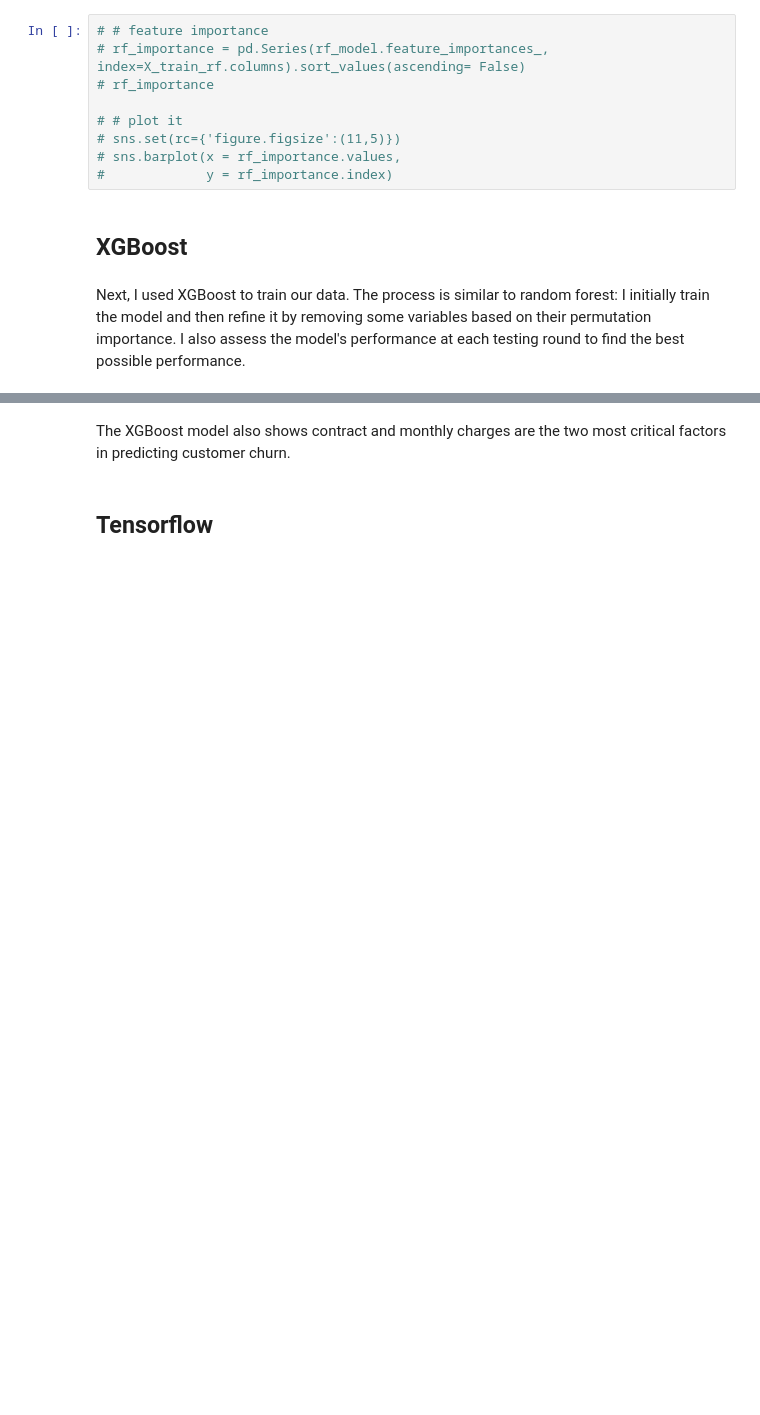
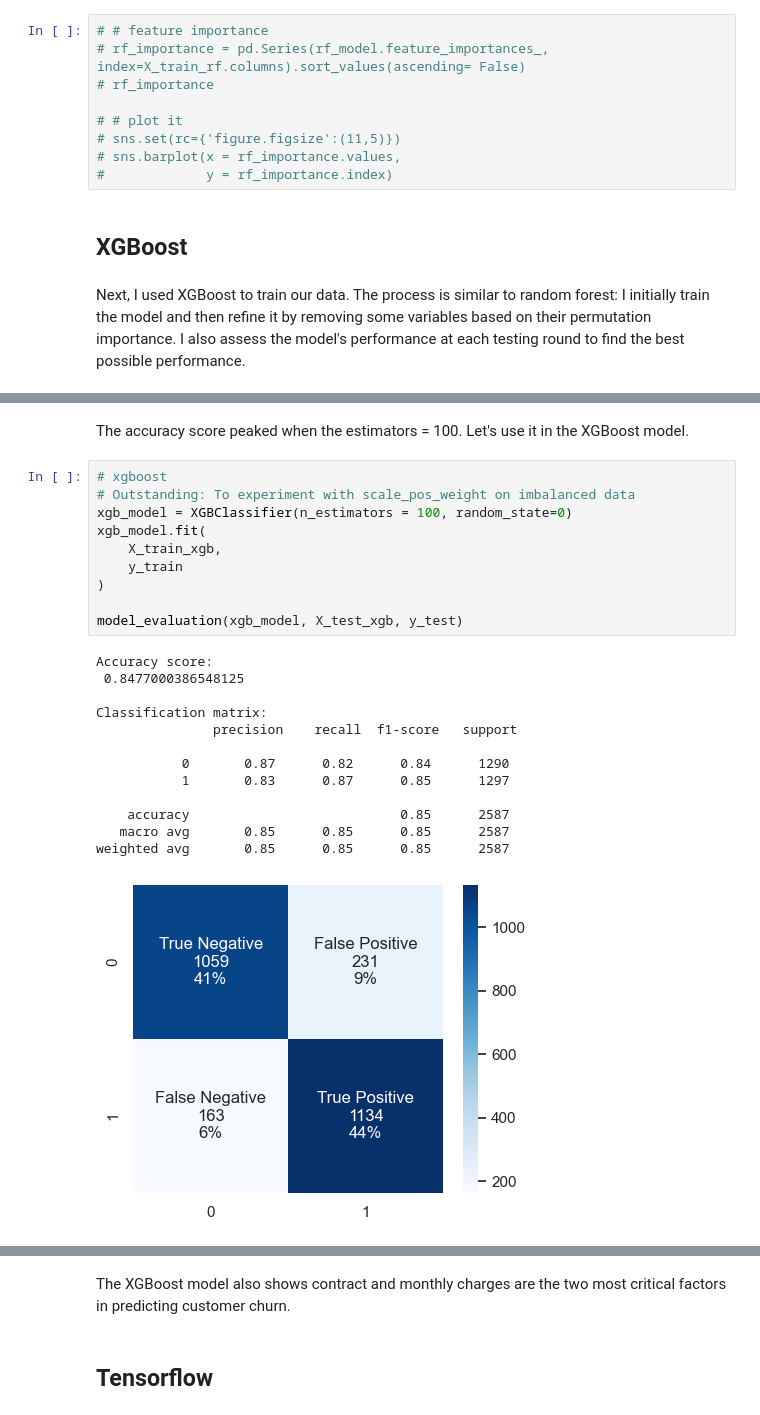
Before and after one commit to Lavinialau/Telecom-churn, a Jupyter notebook: 01_code/0_summary.ipynb, the cells around one changed output, grey strips where cells are left out. Cells and saved outputs as stored; diff of their text form; blank space fills up the shorter version.

```diff
--- a/01_code/0_summary.ipynb
+++ b/01_code/0_summary.ipynb
@@ -744,3 +778,29 @@ weighted avg       0.84      0.84      0.84      2587
+# %% [markdown]
+The accuracy score peaked when the estimators = 100. Let's use it in the XGBoost model.
+# %%
+# xgboost
+# Outstanding: To experiment with scale_pos_weight on imbalanced data
+xgb_model = XGBClassifier(n_estimators = 100, random_state=0)
+xgb_model.fit(
+    X_train_xgb,
+    y_train
+)
+
+model_evaluation(xgb_model, X_test_xgb, y_test)
+# %% [output]
+Accuracy score:
+ 0.8477000386548125
+
+Classification matrix:
+               precision    recall  f1-score   support
+
+           0       0.87      0.82      0.84      1290
+           1       0.83      0.87      0.85      1297
+
+    accuracy                           0.85      2587
+   macro avg       0.85      0.85      0.85      2587
+weighted avg       0.85      0.85      0.85      2587
+[figure, added]
 # %% [markdown]
 Model evaluation:
 
```
Also changed, not shown: parts of 18 cells of this notebook.
